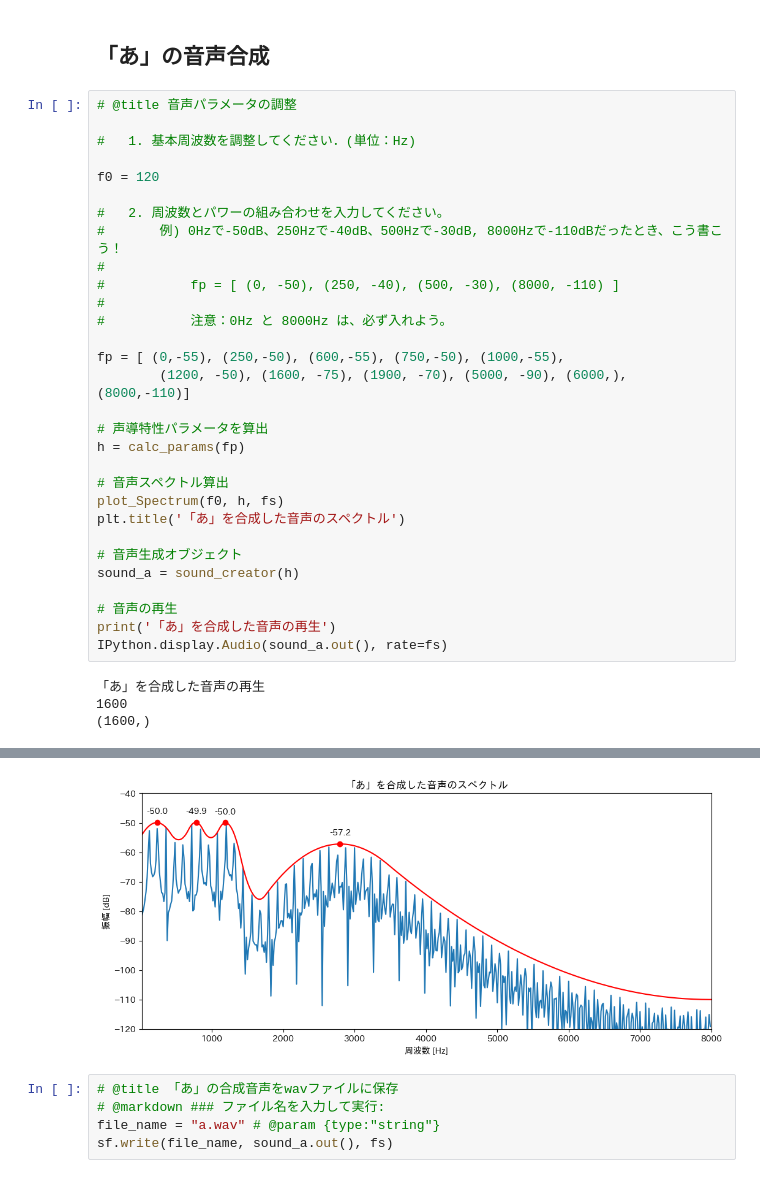
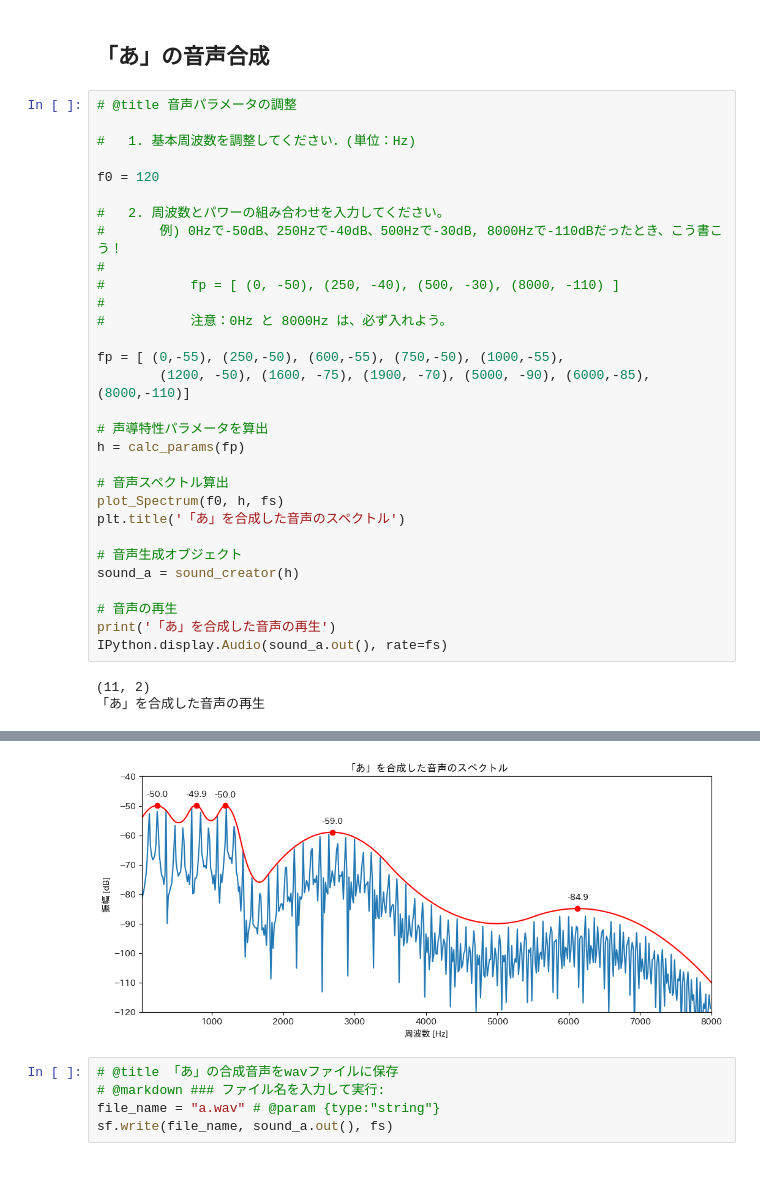
Before and after one commit to YosukeSugiura/wise-p_speech_synthesis, a Jupyter notebook: WISE_P_「機械で音声を合成しよう」.ipynb, the cells around one changed output, grey strips where cells are left out. Saved outputs shown, nothing was run; the diff lists cells and outputs as text.

```diff
--- a/WISE_P_「機械で音声を合成しよう」.ipynb
+++ b/WISE_P_「機械で音声を合成しよう」.ipynb
@@ -291,37 +288,36 @@ def connection(params_list, fs):
 
 #   1. 基本周波数を調整してください．(単位：Hz)
 
 f0 = 120
 
 #   2. 周波数とパワーの組み合わせを入力してください。
 #       例) 0Hzで-50dB、250Hzで-40dB、500Hzで-30dB, 8000Hzで-110dBだったとき、こう書こう！
 #
 #           fp = [ (0, -50), (250, -40), (500, -30), (8000, -110) ]
 #
 #           注意：0Hz と 8000Hz は、必ず入れよう。
 
 fp = [ (0,-55), (250,-50), (600,-55), (750,-50), (1000,-55),
-        (1200, -50), (1600, -75), (1900, -70), (5000, -90), (6000,), (8000,-110)]
+        (1200, -50), (1600, -75), (1900, -70), (5000, -90), (6000,-85), (8000,-110)]
 
 # 声導特性パラメータを算出
 h = calc_params(fp)
 
 # 音声スペクトル算出
 plot_Spectrum(f0, h, fs)
 plt.title('「あ」を合成した音声のスペクトル')
 
 # 音声生成オブジェクト
 sound_a = sound_creator(h)
 
 # 音声の再生
 print('「あ」を合成した音声の再生')
 IPython.display.Audio(sound_a.out(), rate=fs)
 # %% [output]
+(11, 2)
 「あ」を合成した音声の再生
-1600
-(1600,)
 [interactive output not drawn]
-[figure, old version]
+[figure, new version]
 # %%
 # @title 「あ」の合成音声をwavファイルに保存
 # @markdown ### ファイル名を入力して実行:
```
Also changed, not shown: parts of 14 cells of this notebook.
